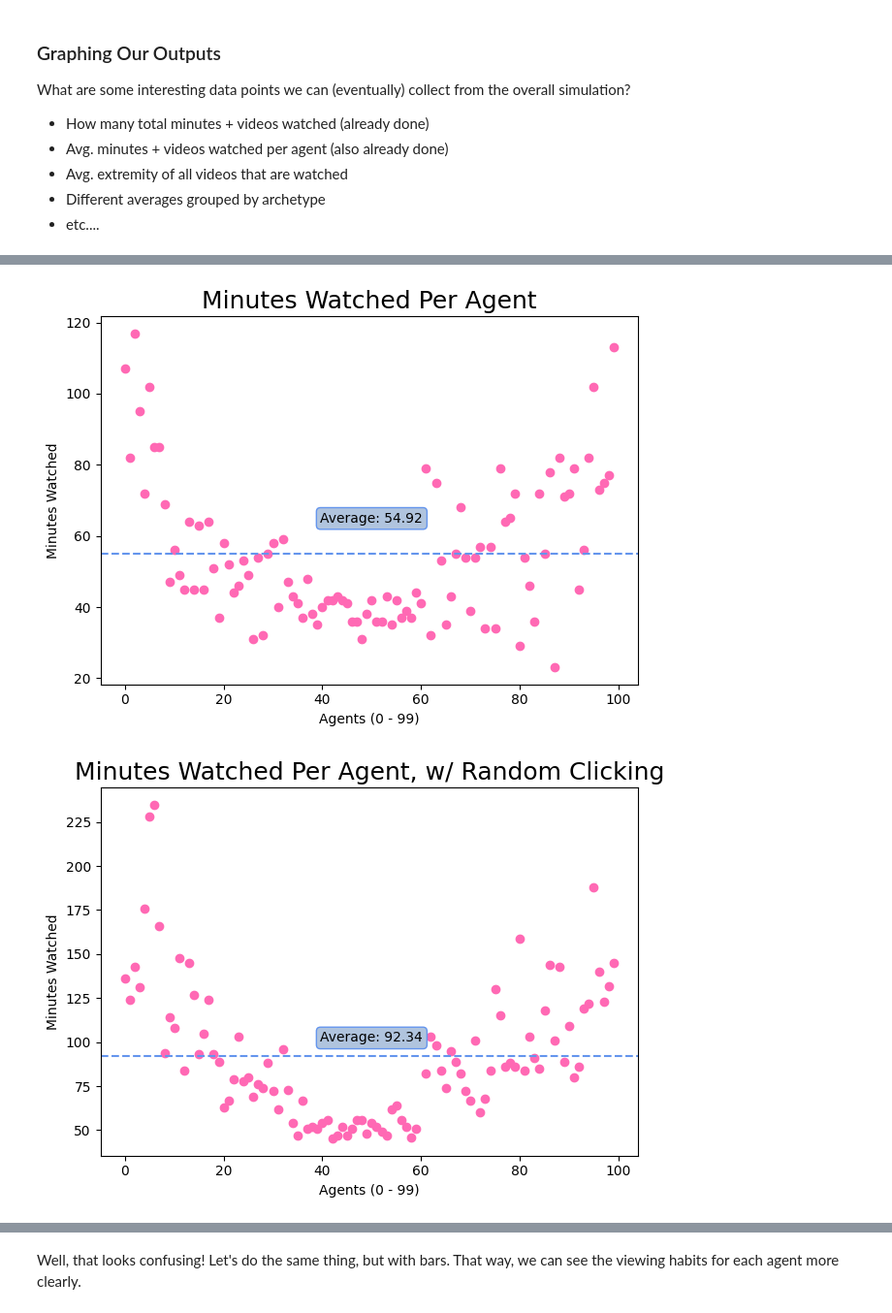
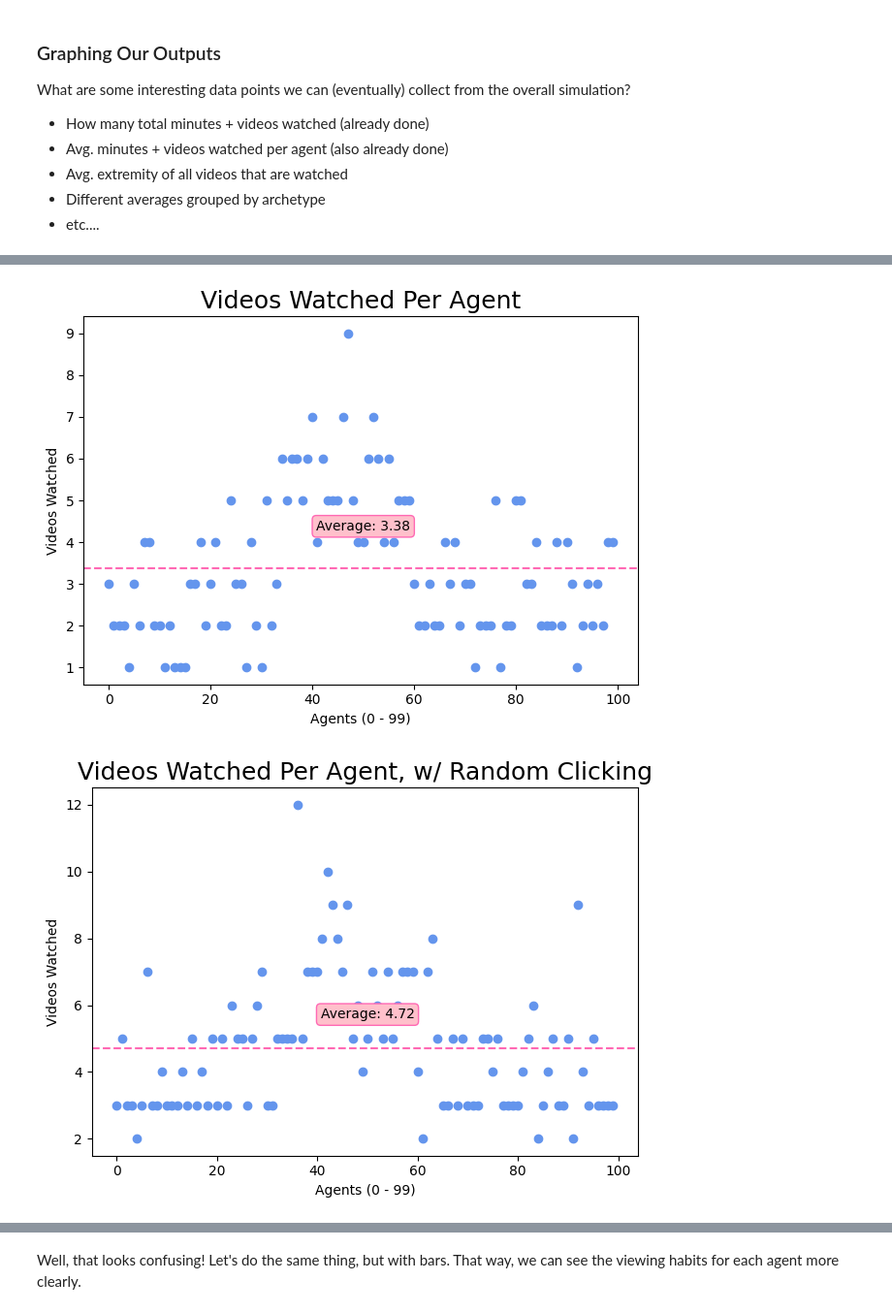
Before and after one commit to snyder-research-group/tools-of-justice, a Jupyter notebook: youtube simulation/simulation_notebook.ipynb, the cells around one changed output, grey strips where cells are left out. Shown at 97% size. Drawn from its saved outputs; the diff is of its cells as text; code cells hidden in the pictures.

```diff
--- a/youtube simulation/simulation_notebook.ipynb
+++ b/youtube simulation/simulation_notebook.ipynb
@@ -21,6 +21,7 @@ from behavior_reference import AGENT_ARCHETYPE_DISTRIBUTION
 # Defining our macro values to be referenced later on
 NUM_VIDEOS = 10000;
 NUM_AGENTS = 100;
+RAND_SYSTEM_TOGGLE = True
 # %% [markdown]
 ### Creation of Video Objects 🎥
 # %%
@@ -571,7 +574,5 @@ TOTAL # of videos watched today: 340
 # %%
-rand_system_toggle = True
-
-if(rand_system_toggle):
+if(RAND_SYSTEM_TOGGLE):
     total_minutes_watched_today_rand = 0   # how many minutes the agent has watched today
     total_vids_watched_today_rand = 0  # how many videos the agent watched today
     agent_minutes_watched_today_array_rand = []
@@ -697,7 +698,7 @@ if(rand_system_toggle):
 
 
 
-            if(rand_system_toggle):
+            if(RAND_SYSTEM_TOGGLE):
                 # If all four checks pass, congrats! The agent will watch the video.
                 # However, we should introduce some randomness to it.
                 # Users will pick the current video 90% of the time, but have a 10% chance to watch another random video instead.
@@ -819,51 +909,51 @@ KeyboardInterrupt:
 # %%
-# Let's graph each agent with how much they watched per day.
-# x axis = agents (0-199), y axis = minutes watched per agent
+# Let's graph each agent with how many videos they watched per day.
+# x axis = agents (0-99), y axis = videos watched per agent
 
 x = numpy.arange(0,NUM_AGENTS)
-y = agent_minutes_watched_today_array
+y = agent_vids_watched_today_array
 
-plt.scatter(x,y, color = 'hotpink') # A bar chart
-plt.title('Minutes Watched Per Agent', fontsize = 18)
+plt.scatter(x,y, color = 'cornflowerblue') # A bar chart
+plt.title('Videos Watched Per Agent', fontsize = 18)
 plt.xlabel('Agents (0 - ' + str(NUM_AGENTS-1) + ')')
-plt.ylabel('Minutes Watched')
-plt.axhline(numpy.nanmean(y), linestyle = '--', color = 'cornflowerblue')
+plt.ylabel('Videos Watched')
+plt.axhline(numpy.nanmean(y), linestyle = '--', color = 'hotpink')
 
 # defining display layout
 plt.tight_layout()
 
-plt.text(50, numpy.nanmean(y) + 10, "Average: " + str(numpy.nanmean(y)), size=10, rotation=0.,
+plt.text(50, numpy.nanmean(y) + 1, "Average: " + str(numpy.nanmean(y)), size=10, rotation=0.,
          ha="center", va="center",
          bbox=dict(boxstyle="round",
-                   ec='cornflowerblue',   # edge color: rbg values
-                   fc='lightsteelblue',   # fill color: rbg values
+                   ec='hotpink',   # edge color: rbg values
+                   fc='pink',   # fill color: rbg values
                    )
          )
 
 plt.show()
 
-if(rand_system_toggle):
+if(RAND_SYSTEM_TOGGLE):
     x = numpy.arange(0,NUM_AGENTS)
-    y = agent_minutes_watched_today_array_rand
+    y = agent_vids_watched_today_array_rand
 
-    plt.scatter(x,y, color = 'hotpink') # A bar chart
-    plt.title('Minutes Watched Per Agent, w/ Random Clicking', fontsize = 18)
+    plt.scatter(x,y, color = 'cornflowerblue') # A bar chart
+    plt.title('Videos Watched Per Agent, w/ Random Clicking', fontsize = 18)
     plt.xlabel('Agents (0 - ' + str(NUM_AGENTS-1) + ')')
-    plt.ylabel('Minutes Watched')
-    plt.axhline(numpy.nanmean(y), linestyle = '--', color = 'cornflowerblue')
+    plt.ylabel('Videos Watched')
+    plt.axhline(numpy.nanmean(y), linestyle = '--', color = 'hotpink')
 
     # defining display layout
     plt.tight_layout()
 
-    plt.text(50, numpy.nanmean(y) + 10, "Average: " + str(numpy.nanmean(y)), size=10, rotation=0.,
+    plt.text(50, numpy.nanmean(y) + 1, "Average: " + str(numpy.nanmean(y)), size=10, rotation=0.,
             ha="center", va="center",
             bbox=dict(boxstyle="round",
-                    ec='cornflowerblue',   # edge color: rbg values
-                    fc='lightsteelblue',   # fill color: rbg values
+                    ec='hotpink',   # edge color: rbg values
+                    fc='pink',   # fill color: rbg values
                     )
             )
 
     plt.show()
 # %% [output]
-[figure, old version]
+[figure, new version]
-[figure, old version]
+[figure, new version]
```
Also changed, not shown: parts of 10 cells of this notebook.
